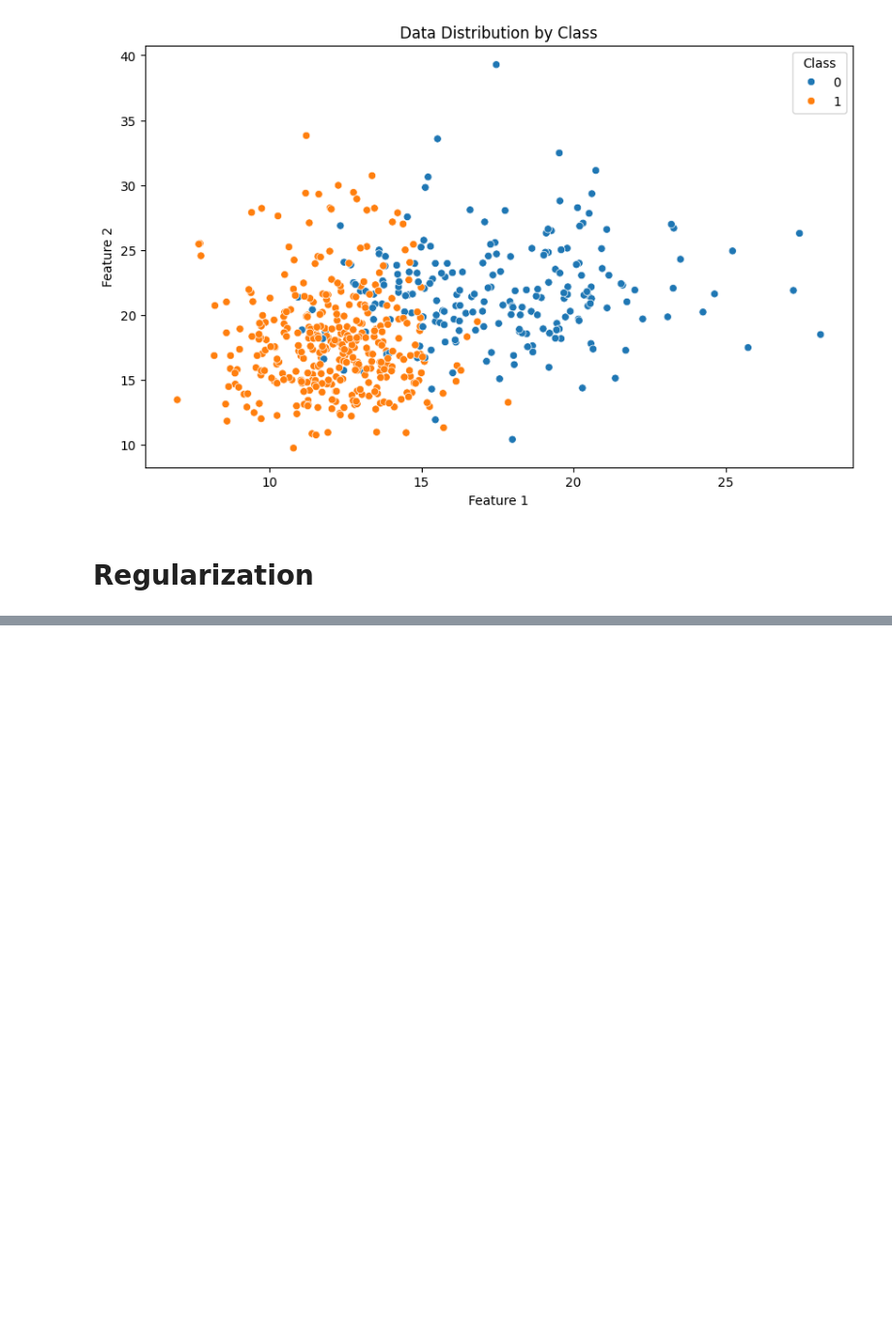
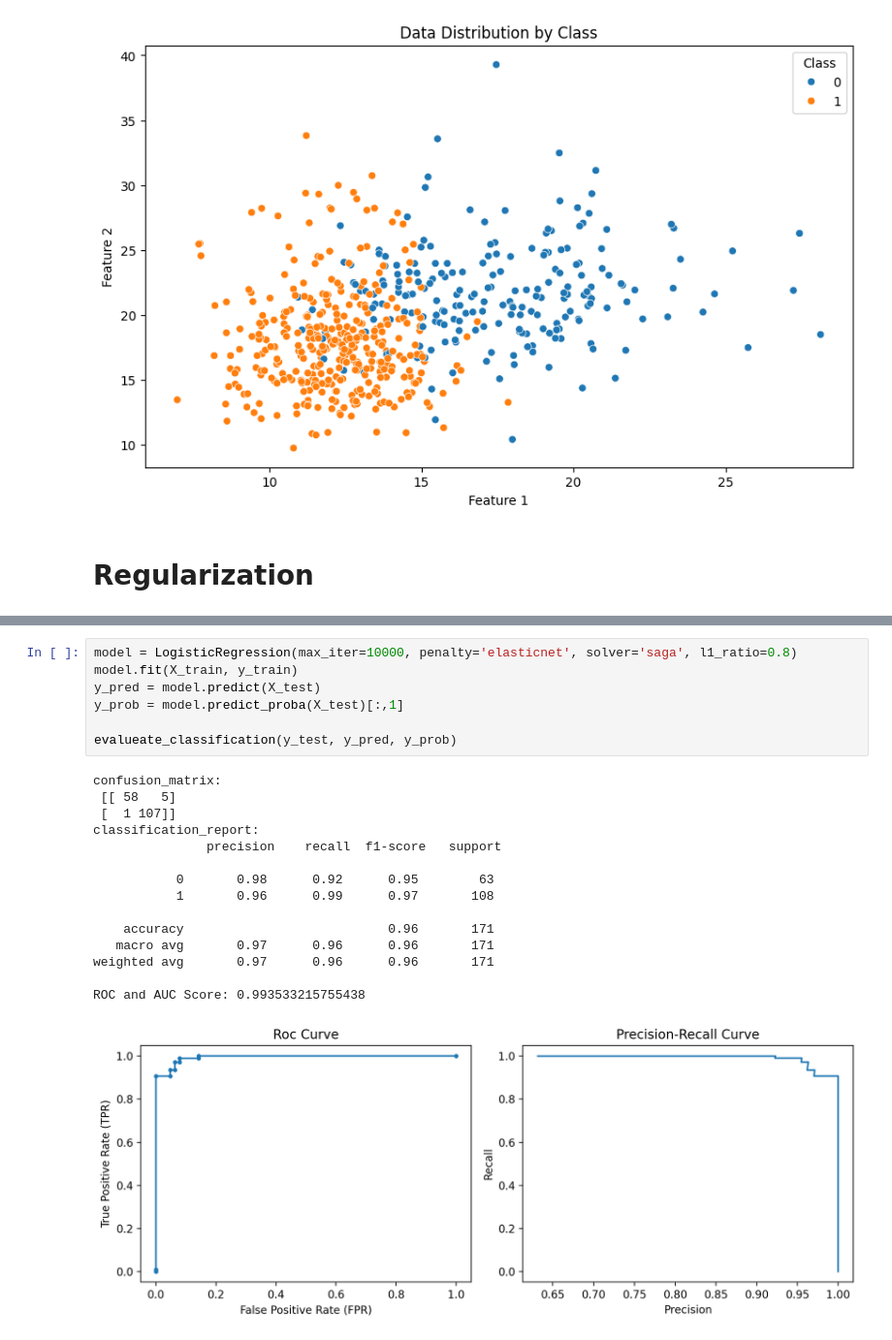
Before and after one commit to udityamerit/Natural-Language-Processing-Mastery-in-Python, a Jupyter notebook: 08 Logistic Regression/Complete Logistic Regression.ipynb, the cells around one changed output, grey strips where cells are left out. Shown at 97% size. Drawn from its saved outputs; the diff is of its cells as text; blank space fills up the shorter version.

```diff
--- a/08 Logistic Regression/Complete Logistic Regression.ipynb
+++ b/08 Logistic Regression/Complete Logistic Regression.ipynb
@@ -139,0 +186,23 @@ plt.show()
+# %%
+model = LogisticRegression(max_iter=10000, penalty='elasticnet', solver='saga', l1_ratio=0.8)
+model.fit(X_train, y_train)
+y_pred = model.predict(X_test)
+y_prob = model.predict_proba(X_test)[:,1]
+
+evalueate_classification(y_test, y_pred, y_prob)
+# %% [output]
+confusion_matrix:
+ [[ 58   5]
+ [  1 107]]
+classification_report:
+               precision    recall  f1-score   support
+
+           0       0.98      0.92      0.95        63
+           1       0.96      0.99      0.97       108
+
+    accuracy                           0.96       171
+   macro avg       0.97      0.96      0.96       171
+weighted avg       0.97      0.96      0.96       171
+
+ROC and AUC Score: 0.993533215755438
+[figure, added]
```
Also changed, not shown: parts of 2 cells of this notebook.
